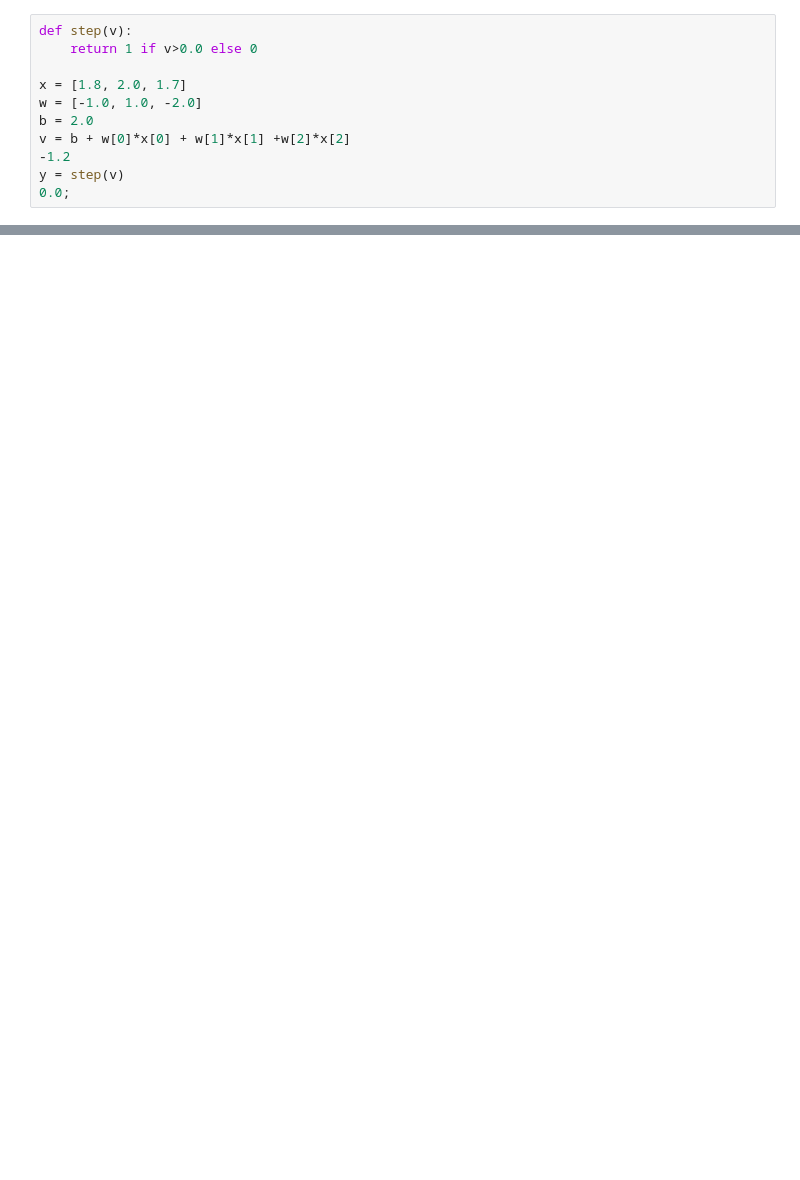
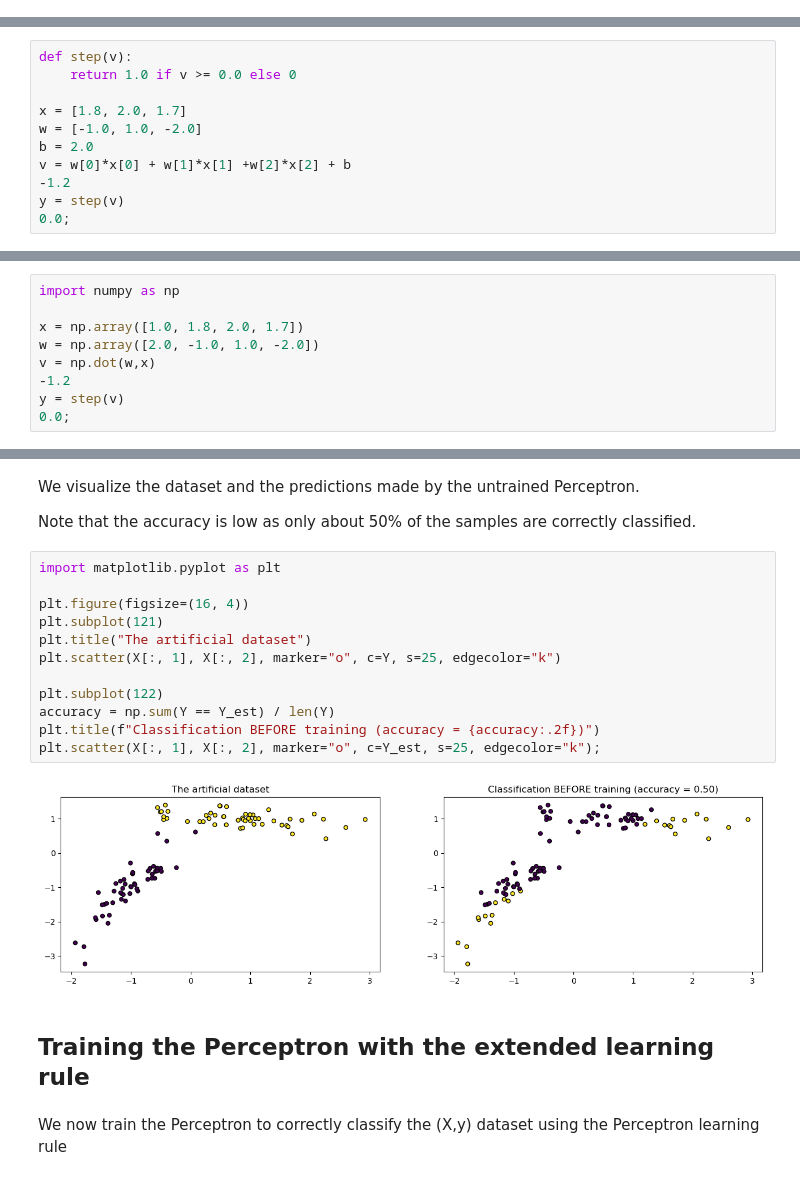
Before and after one commit to ifernandolopez/nn-from-scratch, a Jupyter notebook: 01_perceptron.ipynb, the cells around one changed output, grey strips where cells are left out. Cells and saved outputs as stored; diff of their text form; blank space fills up the shorter version.

```diff
--- a/01_perceptron.ipynb
+++ b/01_perceptron.ipynb
@@ -10,11 +0,0 @@ A first approximation to represent a neuron is by means of a vector of inputs, a
-# %%
-def step(v):
-    return 1 if v>0.0 else 0
-
-x = [1.8, 2.0, 1.7]
-w = [-1.0, 1.0, -2.0]
-b = 2.0
-v = b + w[0]*x[0] + w[1]*x[1] +w[2]*x[2]
--1.2
-y = step(v)
-0.0;
@@ -90,0 +10,11 @@ plt.scatter(X[:, 1], X[:, 2], marker="o", c=Y_est, s=25, edgecolor="k");
+# %%
+def step(v):
+    return 1.0 if v >= 0.0 else 0
+
+x = [1.8, 2.0, 1.7]
+w = [-1.0, 1.0, -2.0]
+b = 2.0
+v = w[0]*x[0] + w[1]*x[1] +w[2]*x[2] + b
+-1.2
+y = step(v)
+0.0;
@@ -90,0 +23,9 @@ plt.scatter(X[:, 1], X[:, 2], marker="o", c=Y_est, s=25, edgecolor="k");
+# %%
+import numpy as np
+
+x = np.array([1.0, 1.8, 2.0, 1.7])
+w = np.array([2.0, -1.0, 1.0, -2.0])
+v = np.dot(w,x)
+-1.2
+y = step(v)
+0.0;
@@ -90,0 +62,22 @@ plt.scatter(X[:, 1], X[:, 2], marker="o", c=Y_est, s=25, edgecolor="k");
+# %% [markdown]
+We visualize the dataset and the predictions made by the untrained Perceptron.
+
+Note that the accuracy is low as only about 50% of the samples are correctly classified.
+# %%
+import matplotlib.pyplot as plt
+
+plt.figure(figsize=(16, 4))
+plt.subplot(121)
+plt.title("The artificial dataset")
+plt.scatter(X[:, 1], X[:, 2], marker="o", c=Y, s=25, edgecolor="k")
+
+plt.subplot(122)
+accuracy = np.sum(Y == Y_est) / len(Y)
+plt.title(f"Classification BEFORE training (accuracy = {accuracy:.2f})")
+plt.scatter(X[:, 1], X[:, 2], marker="o", c=Y_est, s=25, edgecolor="k");
+# %% [output]
+[figure, added]
+# %% [markdown]
+## Training the Perceptron with the extended learning rule
+# %% [markdown]
+We now train the Perceptron to correctly classify the (X,y) dataset using the Perceptron learning rule
```
Also changed, not shown: parts of 35 cells of this notebook.
